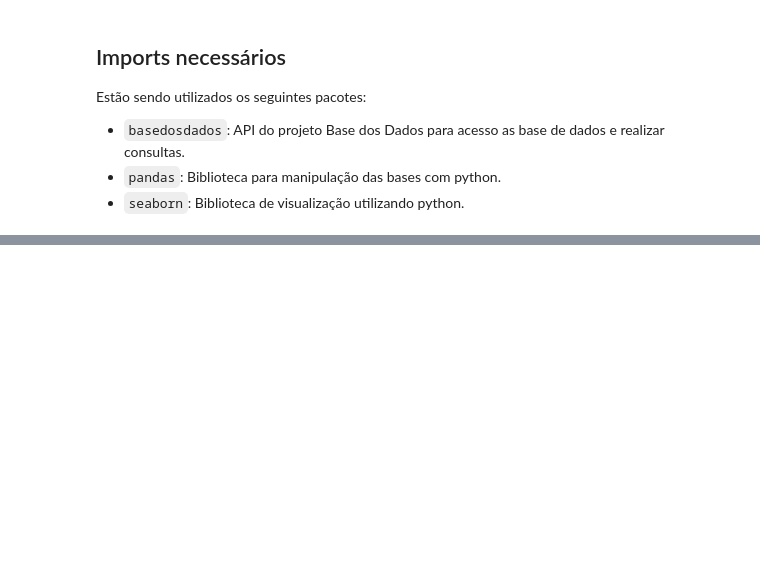
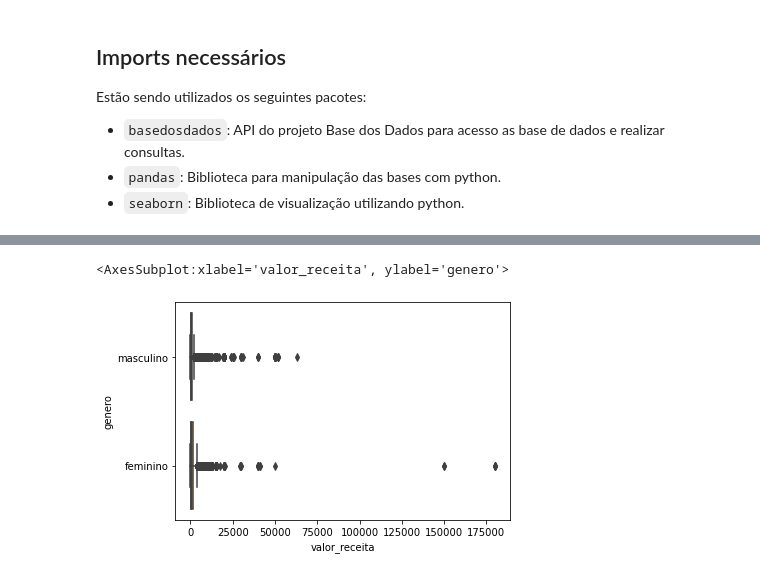
Before and after one commit to adolfoguimaraes/basedosdados-eleicoes, a Jupyter notebook: code/ProcessarDados.ipynb, the cells around one changed output, grey strips where cells are left out. Drawn from its saved outputs; the diff is of its cells as text; code cells hidden in the pictures; blank space fills up the shorter version.

```diff
--- a/code/ProcessarDados.ipynb
+++ b/code/ProcessarDados.ipynb
@@ -41,0 +213,6 @@ df_
+# %%
+df_filter = df_receitas.query("origem_receita == 'recursos de partido politico'")
+sns.boxplot(x=df_filter["valor_receita"], y=df_filter['genero'])
+# %% [output]
+<AxesSubplot:xlabel='valor_receita', ylabel='genero'>
+[figure, added]
```
Also changed, not shown: parts of 21 cells of this notebook.
